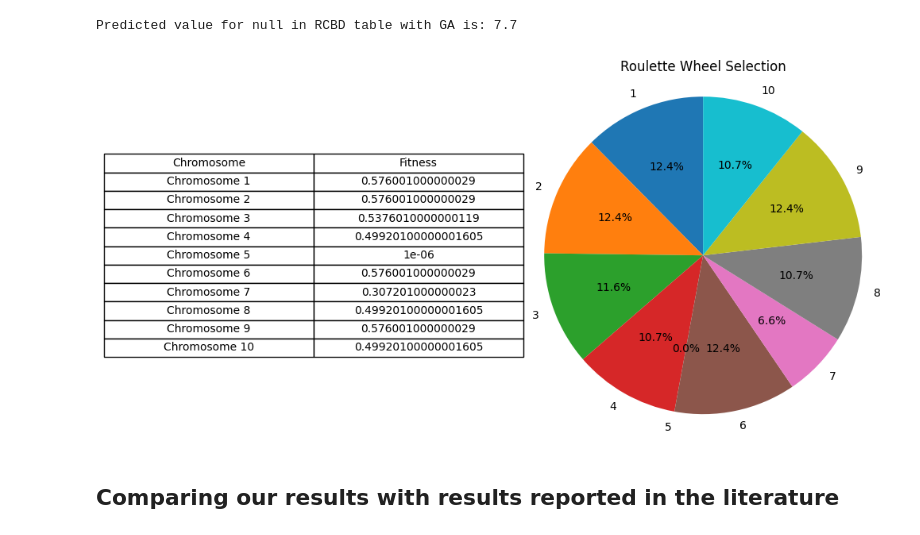
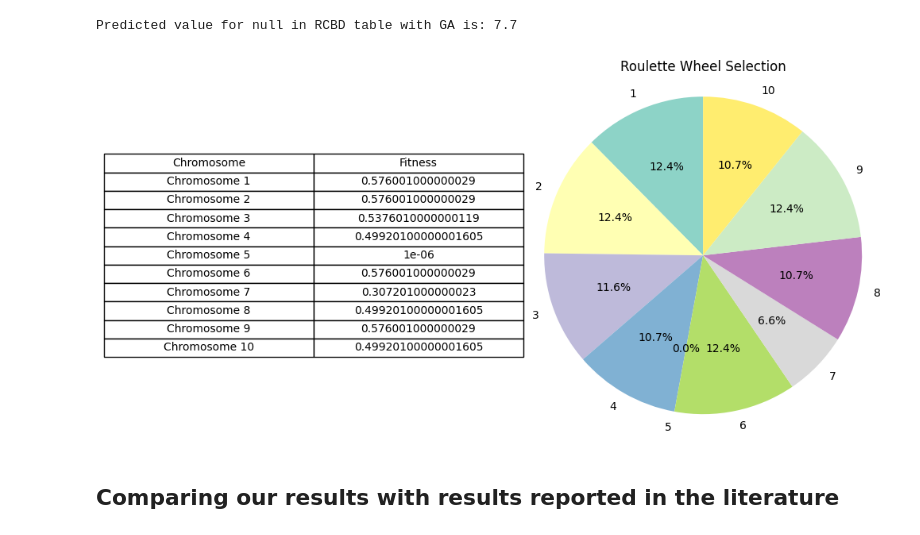
Before and after one commit to djurdjam02/CIProject, a Jupyter notebook: main.ipynb, the cells around one changed output. Saved outputs shown, nothing was run; the diff lists cells and outputs as text; code cells hidden in the pictures.

```diff
--- a/main.ipynb
+++ b/main.ipynb
@@ -799,20 +793,26 @@ def show_population(population, fitness_values):
     table.set_fontsize(10)
     table.scale(1.2, 1.2)
 
-    ax_pie.pie(fitness_values, labels=labels, autopct='%1.1f%%', startangle=90)
+    cmap = plt.get_cmap("Set3")
+    colors = cmap(np.linspace(0, 1, len(fitness_values)))
+
+    ax_pie.pie(fitness_values, labels=labels, autopct='%1.1f%%', startangle=90, colors=colors)
     ax_pie.axis('equal')
     ax_pie.set_title('Roulette Wheel Selection')
 
     plt.tight_layout()
     plt.show()
 # %%
+fitness_values = []
+for ind in population:
+    fitness_values.append(ind.fitness)
 min_val = min(fitness_values)
 if min_val < 0:
     fitness_values = [f - min_val + 1e-6 for f in fitness_values]
 
 show_population(population, fitness_values)
 # %% [output]
-[figure, old version]
+[figure, new version]
 # %% [markdown]
 ## Comparing our results with results reported in the literature
 # %%
```
Also changed, not shown: parts of 12 cells of this notebook.
